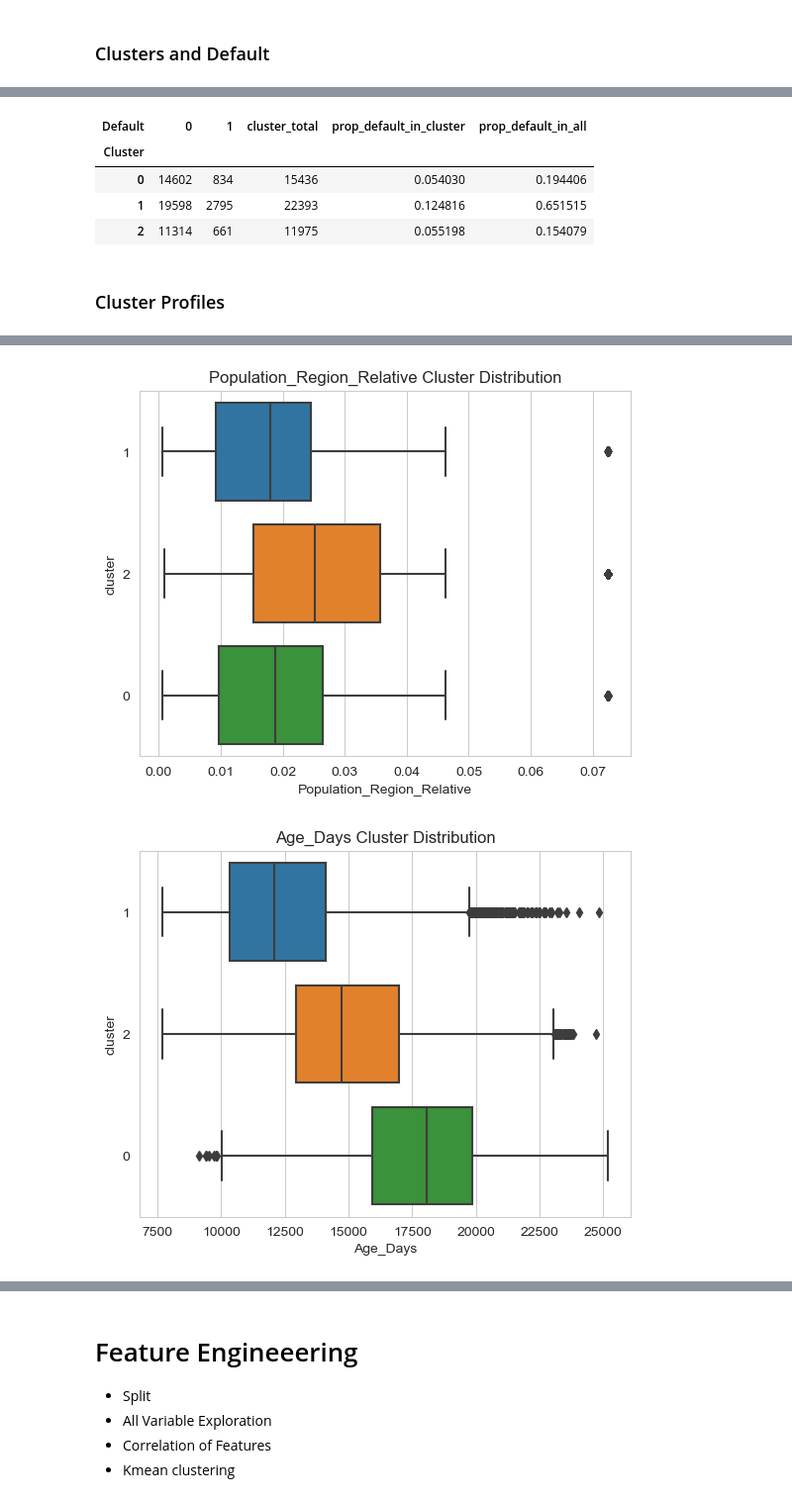
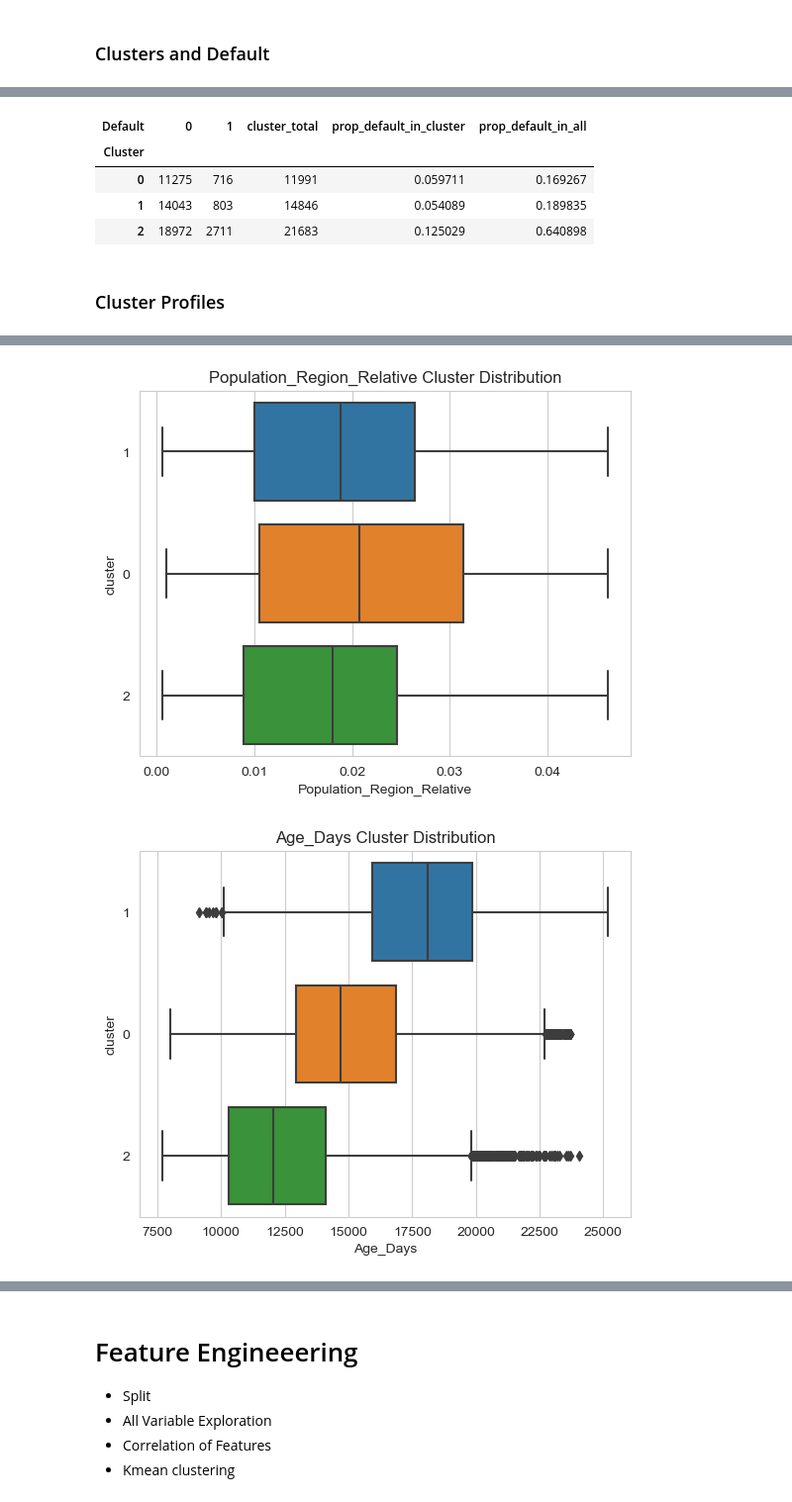
Before and after one commit to Steve-Glover/bda-dask-ml, a Jupyter notebook: sglover_bda_dask_ml.ipynb, the cells around one changed output, grey strips where cells are left out. Shown at 99% size. Saved outputs shown, nothing was run; the diff lists cells and outputs as text; code cells hidden in the pictures.

```diff
--- a/sglover_bda_dask_ml.ipynb
+++ b/sglover_bda_dask_ml.ipynb
@@ -253,3 +276,5 @@ stats
+# %%
+df = df[df.Population_Region_Relative < .07]
 # %% [markdown]
 ## Null Values
 Sorting not recommended. Can return results as cheap series
@@ -565,7 +590,8 @@ outlier_review_cols = [
     'Age_Days',
     'Employed_Days',
     'Registration_Days',
-    'ID_Days'
+    'ID_Days',
+    'Population_Region_Relative'
 ]
 outlier_review_list = []
 for col in outlier_review_cols:
@@ -894,3 +934,10 @@ y_validate = validate[['Default']]
+# %%
+X_train = dd.read_parquet('data/X_train', engine="pyarrow")
+y_train = dd.read_parquet('data/y_train', engine="pyarrow")
+X_validate = dd.read_parquet('data/X_validate', engine="pyarrow")
+y_validate = dd.read_parquet('data/y_validate', engine="pyarrow")
+train_subset = dd.read_parquet('data/train_subset', engine="pyarrow")
+validate_subset = dd.read_parquet('data/validate_subset', engine="pyarrow")
 # %% [markdown]
 # Feature Importance
 # %%
@@ -1015,19 +1060,23 @@ cluster_ct
 # %% [output]
 | Default | 0 | 1 | cluster_total | prop_default_in_cluster | prop_default_in_all |
 | Cluster |  |  |  |  |  |
-| 0 | 14602 | 834 | 15436 | 0.054030 | 0.194406 |
-| 1 | 19598 | 2795 | 22393 | 0.124816 | 0.651515 |
-| 2 | 11314 | 661 | 11975 | 0.055198 | 0.154079 |
+| 0 | 11275 | 716 | 11991 | 0.059711 | 0.169267 |
+| 1 | 14043 | 803 | 14846 | 0.054089 | 0.189835 |
+| 2 | 18972 | 2711 | 21683 | 0.125029 | 0.640898 |
 # %% [markdown]
 ### Cluster Profiles
 # %%
-clusters_dd = dask.dataframe.from_pandas(pd.DataFrame({'cluster': km.labels_}, index=X_train.index.compute()), npartitions=2)
-train_subset = train_subset.merge(clusters_dd, how='left', left_index=True, right_index=True)
-train_subset['cluster'] = train_subset['cluster'].astype(str)
+import seaborn as sns
+
+cluster_profiles = train_subset[numeric_cols].compute()
+cluster_profiles['cluster'] = km.labels_
+cluster_profiles['cluster'] = cluster_profiles['cluster'].astype(str)
 
 for col in numeric_cols:
     fig, ax = plt.subplots()
-    sns.boxplot(data=train_subset[[col, 'cluster']].compute(), x=col, y='cluster', ax=ax)
+    sns.boxplot(data=cluster_profiles[[col, 'cluster']], x=col, y='cluster', ax=ax)
     ax.set_title(col + ' Cluster Distribution')
     plt.show()
+
+del cluster_profiles
 # %% [output]
@@ -1036,2 +1085,2 @@ for col in numeric_cols:
-[figure, old version]
+[figure, new version]
-[figure, old version]
+[figure, new version]
```
Also changed, not shown: parts of 51 cells of this notebook.
